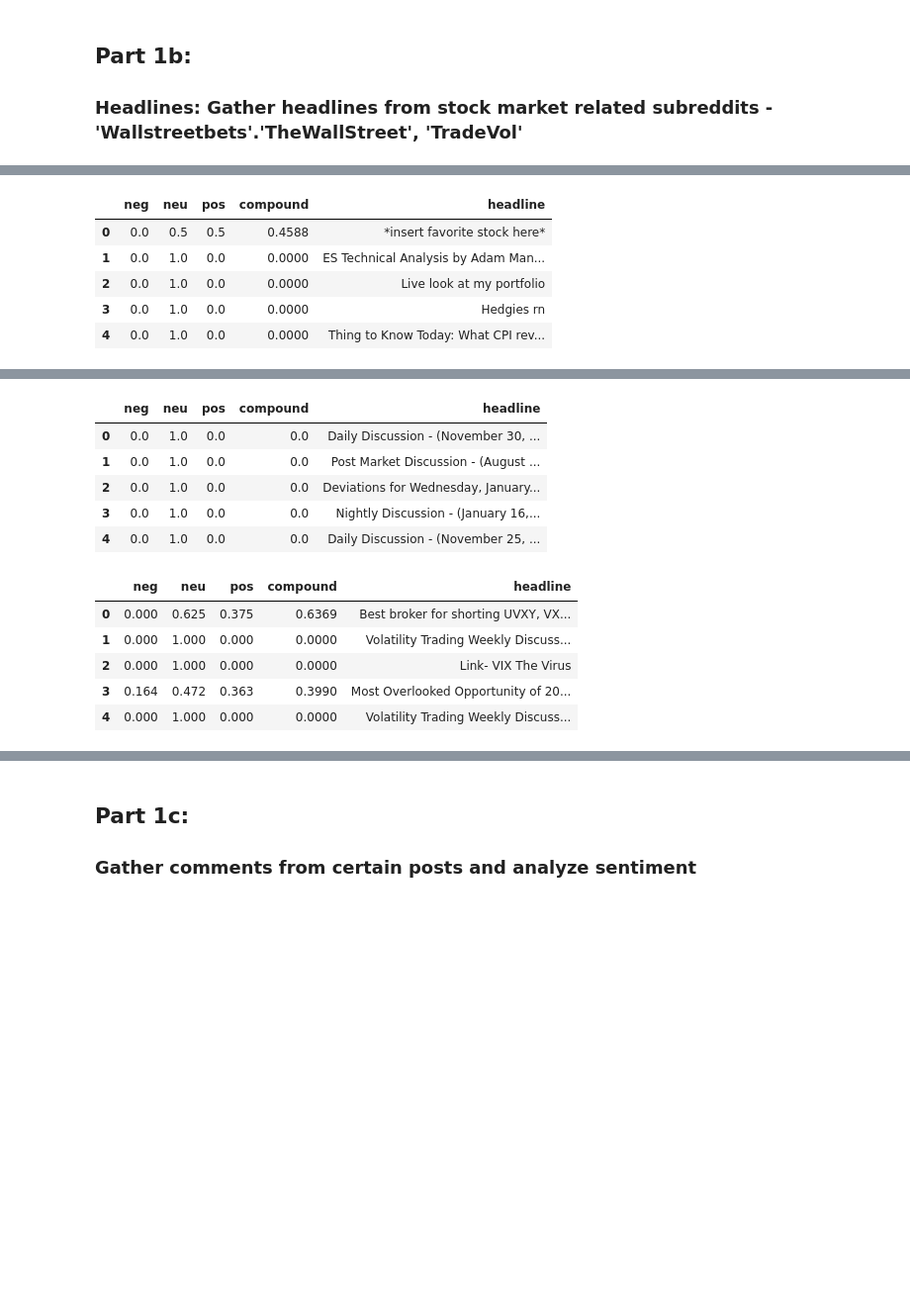
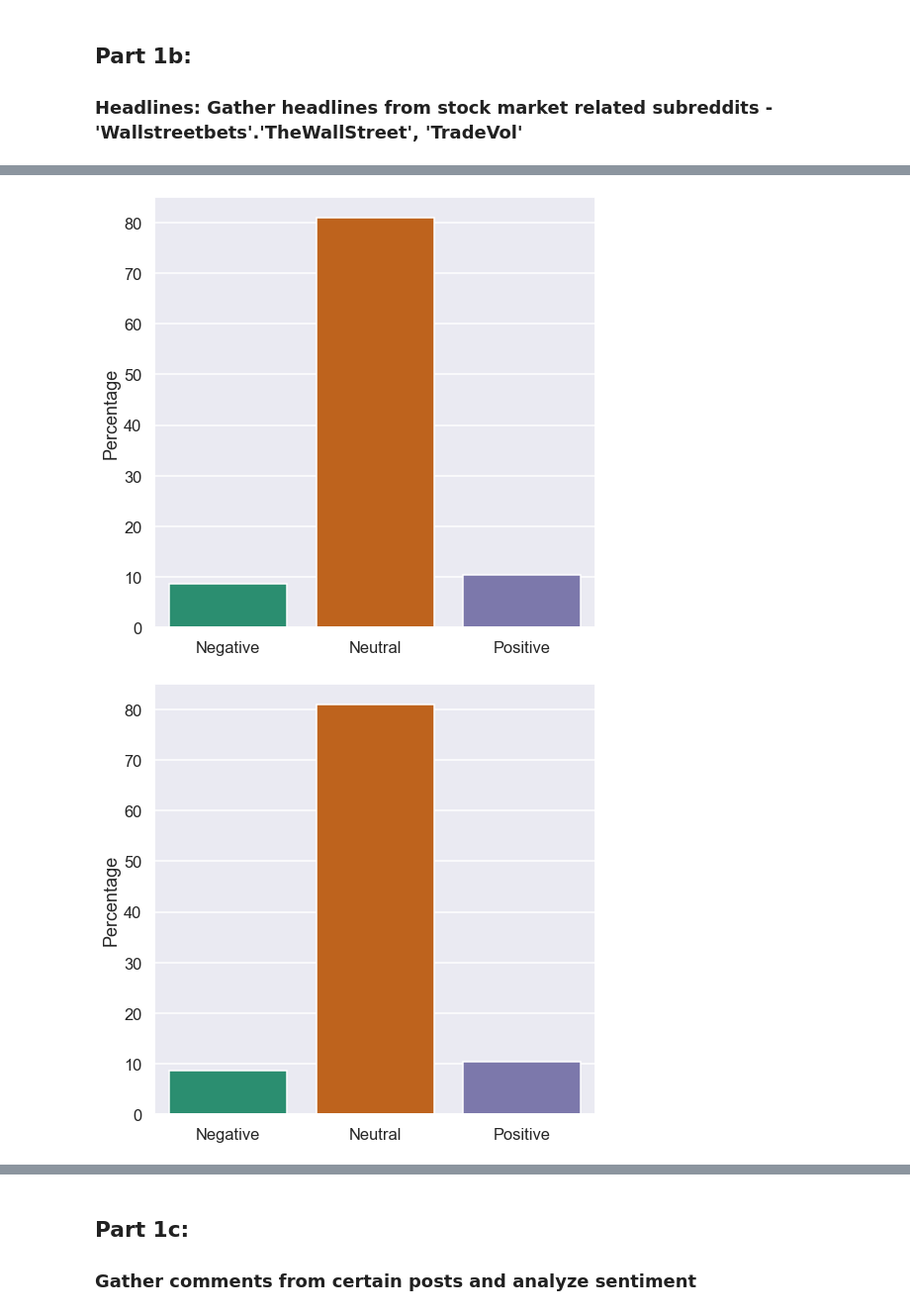
Before and after one commit to JD-DS/Natural-Language-Sentiment-Analysis-Trading, a Jupyter notebook: Fin.ipynb, the cells around one changed output, grey strips where cells are left out. Shown at 99% size. Cells and saved outputs as stored; diff of their text form; code cells hidden in the pictures; blank space fills up the shorter version.

```diff
--- a/Fin.ipynb
+++ b/Fin.ipynb
@@ -72,6 +72,8 @@ import praw
 reddit = praw.Reddit(client_id = client,
                      client_secret = secret,
                      user_agent = user)
+
+headlines = []
 # %% [markdown]
 ## Part 1b:
 ### Headlines: Gather headlines from stock market related subreddits - 'Wallstreetbets'.'TheWallStreet', 'TradeVol'
@@ -117,3 +100,9 @@ for submission in reddit.subreddit('TheWallStreet').new(limit=None):
+# %%
+# Call functions and save dataframes
+
+wsb = get_headlines('wallstreetbets')
+wst = get_headlines('TheWallStreet')
+tv = get_headlines('TradeVol')
 # %%
 # Download vader lexicon package from natural language toolkit used below
 
@@ -127,7 +116,15 @@ from nltk.sentiment.vader import SentimentIntensityAnalyzer
 
 new_words = {
     'call': 3.0,
-    'put': -3.0,                                                      # this step is important, more to come
+    'put': -3.0,
+    'bullish': 3.0,
+    'bearish': -3.0,
+    'bull': 3.0,
+    'bear': -3.0,
+    'puts': -3.0,
+    'calls': 3.0,
+    'moon': 3.0,
+    'crash': -3.0
 }
 
 SIA = SentimentIntensityAnalyzer()
@@ -136 +160,10 @@ SIA.lexicon.update(new_words)
+# %%
+
+# Run sentiment analysis on the headlines and save to dataframes
+
+wsb_df = get_sentiment(wsb)
+wst_df = get_sentiment(wst)
+tv_df = get_sentiment(tv)
+
+df_list = [wsb_df,wst_df,tv_df]
 # %%
@@ -190,11 +184,18 @@ for line in headlines_wstreet:
 # %%
-# Create a data frame from the headlines results
-df_wsb = pd.DataFrame.from_records(results_WSB)         # Compound variable scale from very neg (-1) - very pos (1)
-df_wsb.head()
+# Plot overall sentiment
+
+for df in df_list:
+
+    fig, ax = plt.subplots(figsize=(8, 8))
+
+    counts = df.label.value_counts(normalize=True) * 100
+
+    sns.barplot(x=counts.index, y=counts, ax=ax)
+
+    ax.set_xticklabels(['Negative', 'Neutral', 'Positive'])
+    ax.set_ylabel("Percentage")
+
+    plt.show()
 # %% [output]
-|  | neg | neu | pos | compound | headline |
-| 0 | 0.0 | 0.5 | 0.5 | 0.4588 | *insert favorite stock here* |
-| 1 | 0.0 | 1.0 | 0.0 | 0.0000 | ES Technical Analysis by Adam Man... |
-| 2 | 0.0 | 1.0 | 0.0 | 0.0000 | Live look at my portfolio |
-| 3 | 0.0 | 1.0 | 0.0 | 0.0000 | Hedgies rn |
-| 4 | 0.0 | 1.0 | 0.0 | 0.0000 | Thing to Know Today: What CPI rev... |
+[figure, added]
+[figure, added]
@@ -201,24 +203 @@ df_wsb.head()
-# %%
-# Create a data frame from the headlines results
-
-df_wst = pd.DataFrame.from_records(results_WST)
-df_wst.head()
-# %% [output]
-|  | neg | neu | pos | compound | headline |
-| 0 | 0.0 | 1.0 | 0.0 | 0.0 | Daily Discussion - (November 30, ... |
-| 1 | 0.0 | 1.0 | 0.0 | 0.0 | Post Market Discussion - (August ... |
-| 2 | 0.0 | 1.0 | 0.0 | 0.0 | Deviations for Wednesday, January... |
-| 3 | 0.0 | 1.0 | 0.0 | 0.0 | Nightly Discussion - (January 16,... |
-| 4 | 0.0 | 1.0 | 0.0 | 0.0 | Daily Discussion - (November 25, ... |
-# %%
-# Create a data frame from the headlines results
-df_vol = pd.DataFrame.from_records(results_VOL)
-df_vol.head()
-# %% [output]
-|  | neg | neu | pos | compound | headline |
-| 0 | 0.000 | 0.625 | 0.375 | 0.6369 | Best broker for shorting UVXY, VX... |
-| 1 | 0.000 | 1.000 | 0.000 | 0.0000 | Volatility Trading Weekly Discuss... |
-| 2 | 0.000 | 1.000 | 0.000 | 0.0000 | Link- VIX The Virus |
-| 3 | 0.164 | 0.472 | 0.363 | 0.3990 | Most Overlooked Opportunity of 20... |
-| 4 | 0.000 | 1.000 | 0.000 | 0.0000 | Volatility Trading Weekly Discuss... |
 # %% [markdown]
```
Also changed, not shown: parts of 11 cells of this notebook.
